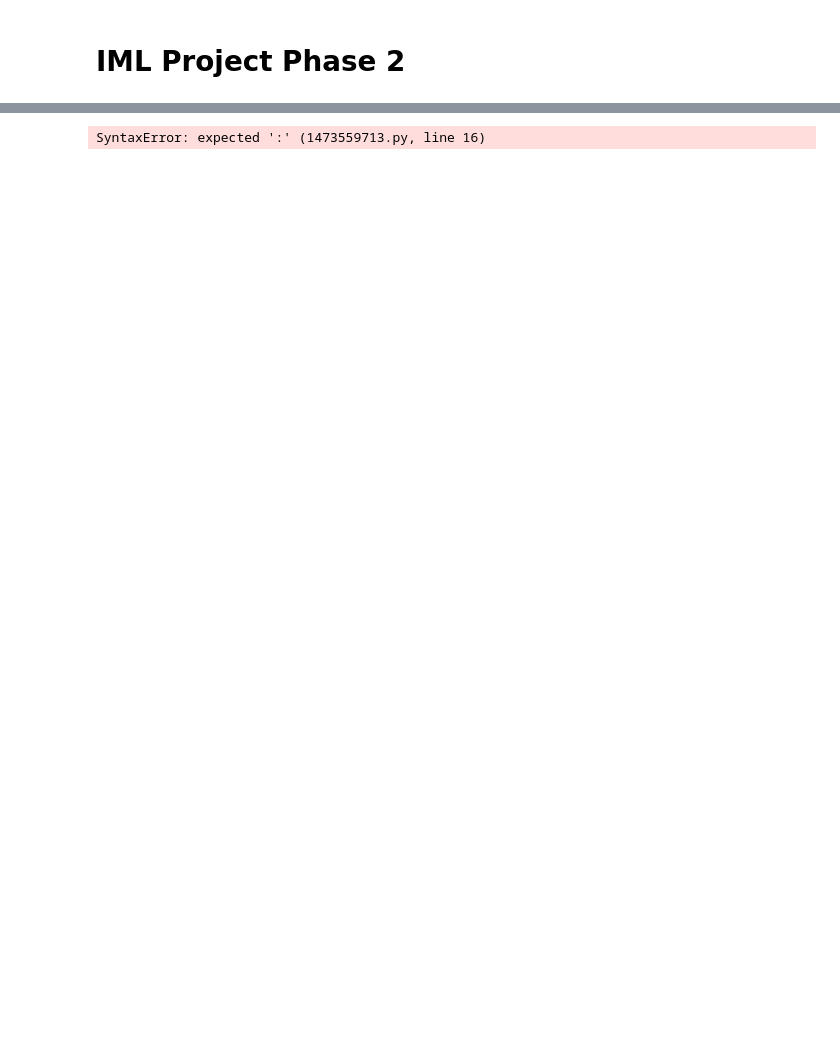
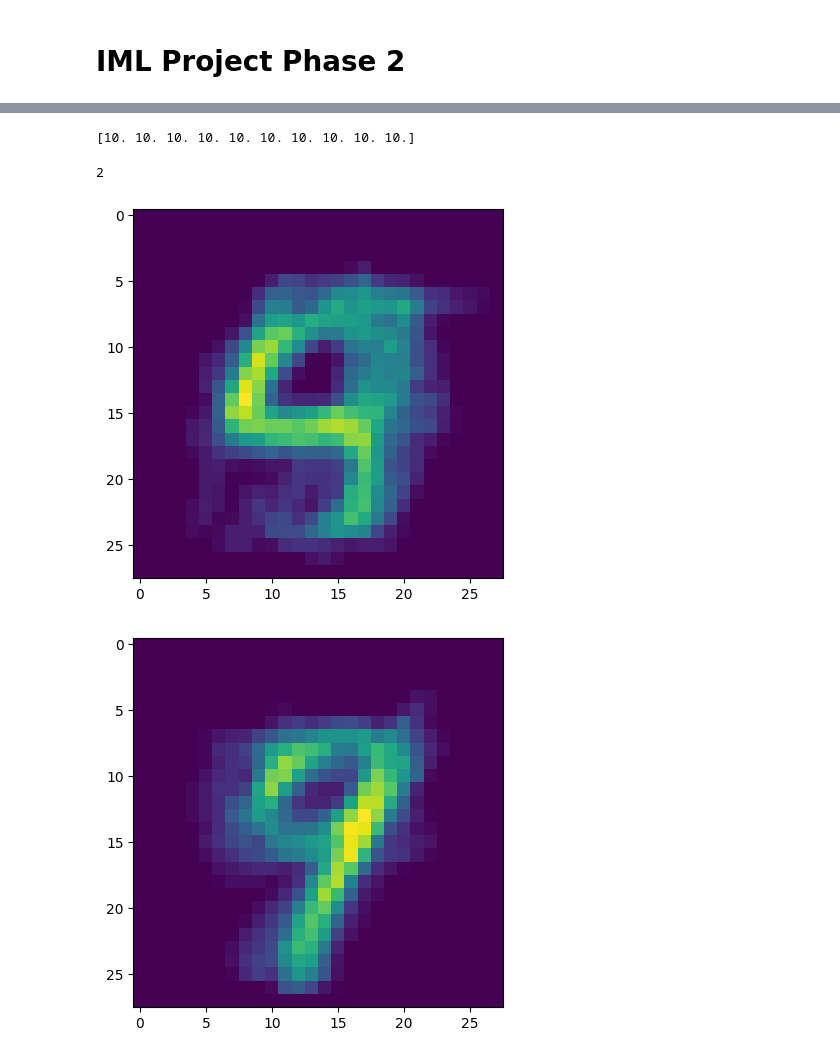
Before and after one commit to DBTomCat/IML_Project_Phase2, a Jupyter notebook: Simulation.ipynb, the cells around one changed output, grey strips where cells are left out. Cells and saved outputs as stored; diff of their text form; code cells hidden in the pictures; blank space fills up the shorter version.

```diff
--- a/Simulation.ipynb
+++ b/Simulation.ipynb
@@ -72,14 +95,3 @@ def cluster_match_percent(Q):
 # %%
 train_set = MNIST(root='.', train=True, download=True, transform=transforms.ToTensor())
-train_loader = DataLoader(train_set, 64, shuffle=True)
+train_loader = DataLoader(train_set, 1, shuffle=True)
-# %%
-mySet = []
-i = 0
-for x, _ in train_loader:
-    if random.choice([True, False]):
-        i += 1
-        x, label = train_set[i]
-        x = x.numpy().squeeze()
-        mySet.append(x)
-        if i == 1000:
-            break
@@ -148,20 +98,31 @@ print(mu)
-# %%
-def Z_Y(Y, mu, sigma, W, s):
-    sigmaY = np.diag(s**2) + W @ sigma @ W.T
-    sigmaZY = np.linalg.inv(sigma.I + W.T @ sigmaY.I @ W)
-    muZY = sigmaZY @ (W.T @ sigmaY.I @ Y + sigma.I @ mu)
-
-W = np.load(f'./Dataset/MNIST-m={m}/MNIST/W.npy')
-
-Y = extract_patch(m = m, corrupted=True, idx=[0])
-l = len(Y)
-Y = np.asarray(Y, dtype=float).reshape(l, len(Y[0])) / 255
-
-K = np.asarray([pi[i] * multivariate_normal.pdf(Y, mu[i,:], sigma[i,:,:]) for i in range(n)]).T
-
-K = np.argmax(K, axis=1)
-newY = []
-for i in range(l):
-    newY.append(mu[K[i], :])
-# %% [output]
-SyntaxError: expected ':' (1473559713.py, line 16)
+# %%
+mySet = []
+n_samples = 100
+i = 0
+labels = np.zeros(10)
+for x, label in train_loader:
+  if label == np.argmin(labels) :
+    labels[label] = labels[label] + 1
+    mySet.append(x.numpy().squeeze())
+    i += 1
+    if i == n_samples:
+      break
+print(labels)
+# %% [output]
+[10. 10. 10. 10. 10. 10. 10. 10. 10. 10.]
+# %%
+m = 28
+n = 10
+data = extract_patch(this=mySet, m=m).T
+gm = mixture.GaussianMixture(n_components = n, random_state = 0, warm_start=True).fit(data)
+
+print(gm.n_iter_)
+# %% [output]
+2
+# %%
+for i in gm.means_ :
+    plt.imshow(i.reshape((m,m)))
+    plt.show()
+# %% [output]
+[figure, added]
+[figure, added]
```
Also changed, not shown: parts of 11 cells of this notebook.
